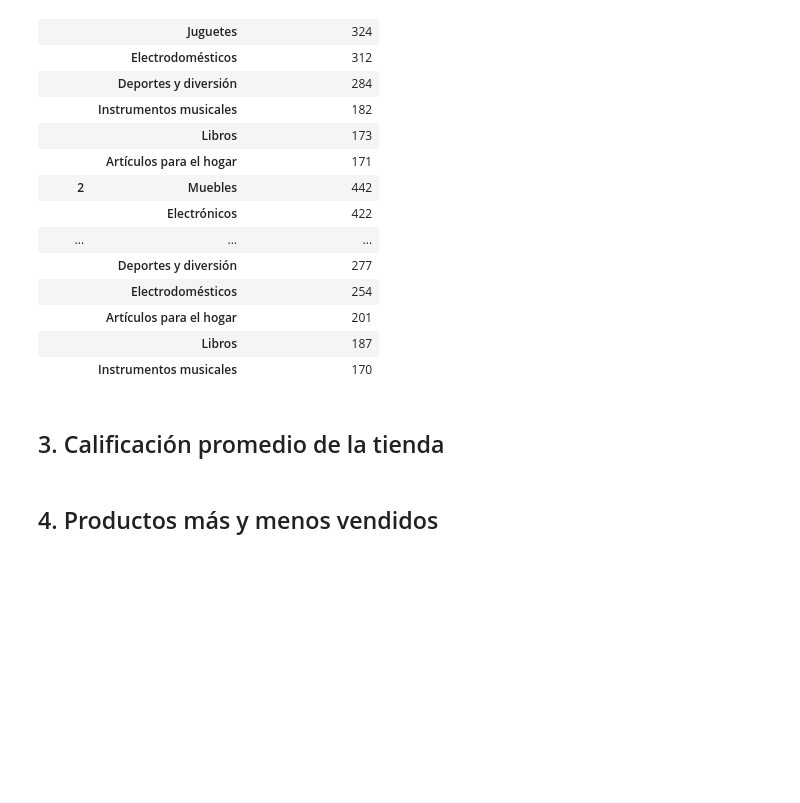
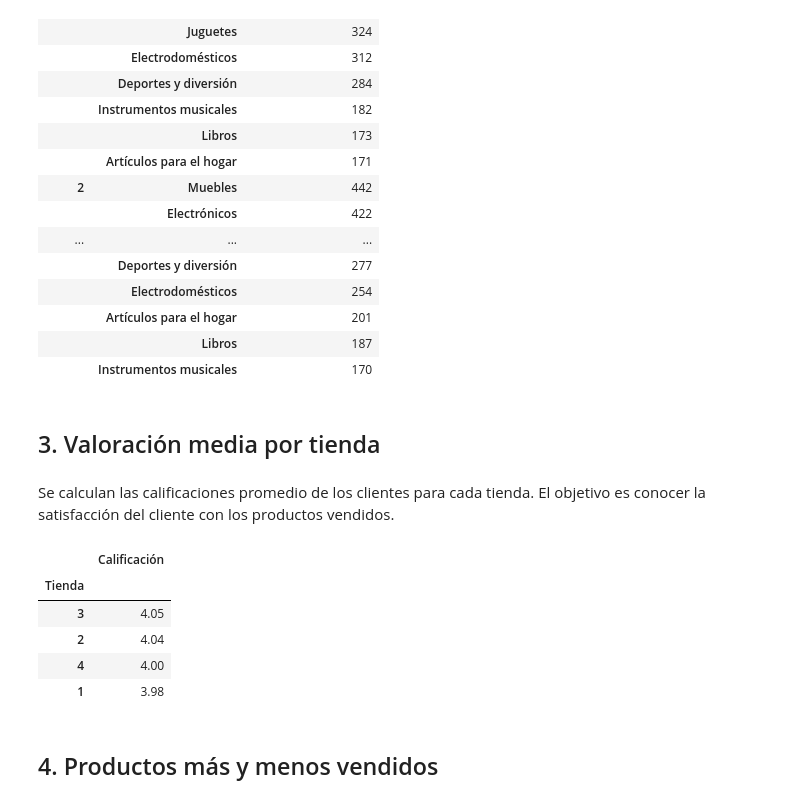
Before and after one commit to carloslozano-rg/challenge-alura-store, a Jupyter notebook: AluraStoreLatam.ipynb, the cells around one changed output. Saved outputs shown, nothing was run; the diff lists cells and outputs as text; code cells hidden in the pictures; blank space fills up the shorter version.

Commit message:
feat: valoración media por tienda.

```diff
--- a/AluraStoreLatam.ipynb
+++ b/AluraStoreLatam.ipynb
@@ -468,7 +468,20 @@ ventas_por_categoria
 |  | Libros | 187 |
 |  | Instrumentos musicales | 170 |
 # %% [markdown]
-## 3. Calificación promedio de la tienda
+## 3. Valoración media por tienda
+# %% [markdown]
+Se calculan las calificaciones promedio de los clientes para cada tienda. El objetivo es conocer la satisfacción del cliente con los productos vendidos.
+# %%
+calificacion_promedio = tiendas.groupby("Tienda")[["Calificación"]].mean().\
+sort_values(by="Calificación", ascending=False)
+calificacion_promedio
+# %% [output]
+|  | Calificación |
+| Tienda |  |
+| 3 | 4.05 |
+| 2 | 4.04 |
+| 4 | 4.00 |
+| 1 | 3.98 |
 # %% [markdown]
 ## 4. Productos más y menos vendidos
 # %% [markdown]
```
